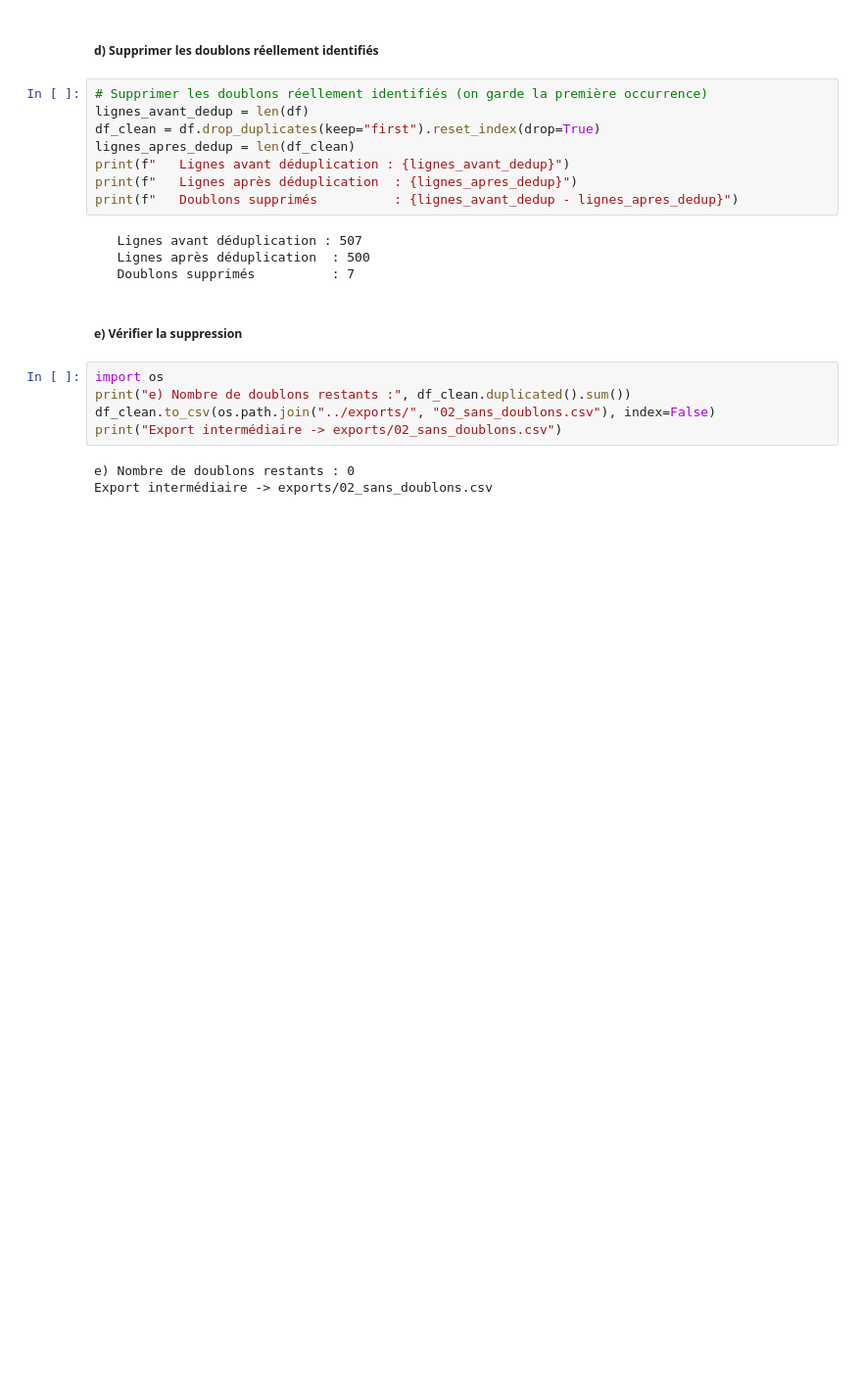
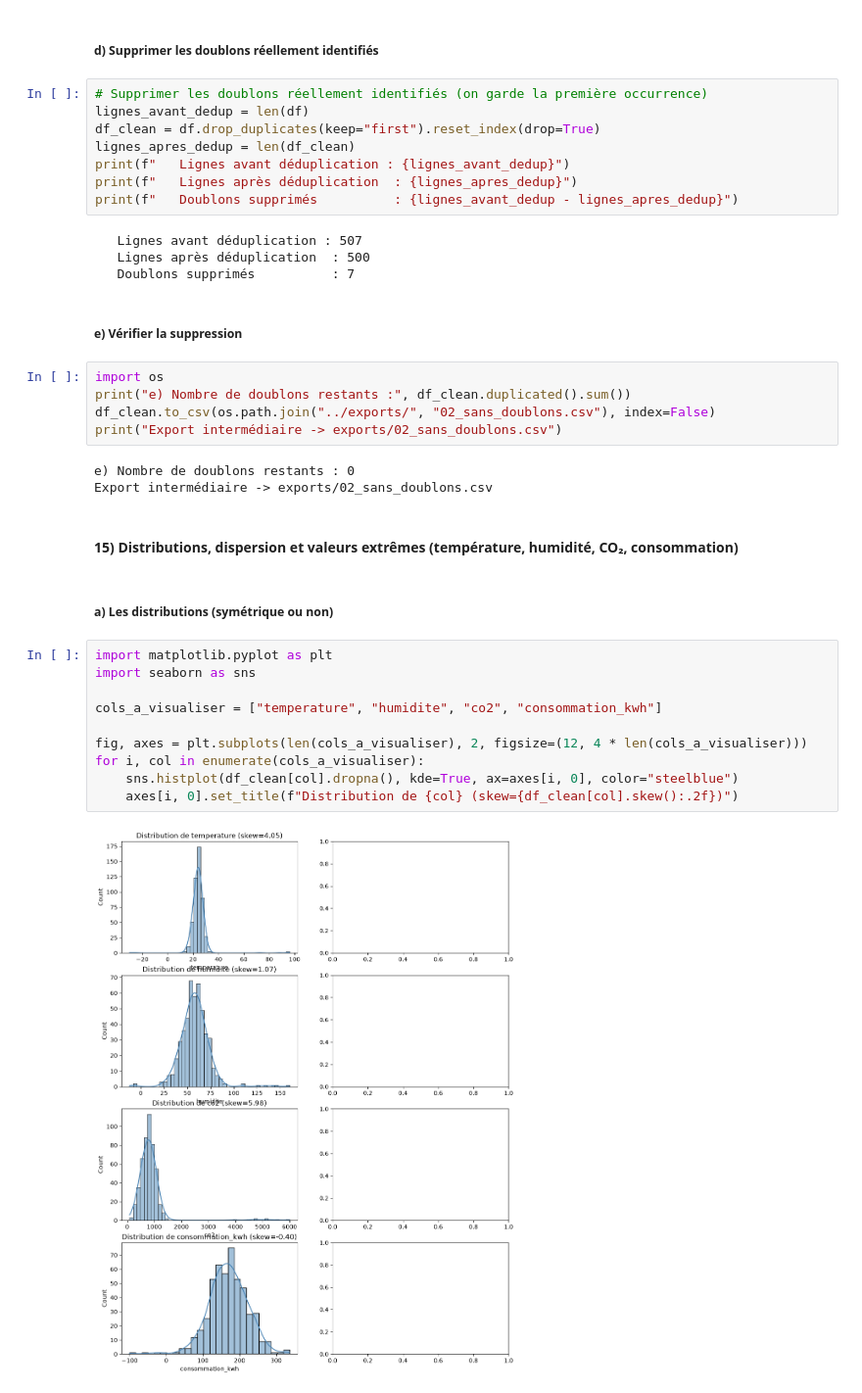
Before and after one commit to DIOPBARHAM/atelier_prepa_donnees_tab, a Jupyter notebook: notebooks/atelier_prepa_donnees_tab.ipynb, the cells around one changed output. Shown at 98% size. Saved outputs shown, nothing was run; the diff lists cells and outputs as text; blank space fills up the shorter version.

Commit message:
Partie 1 – Explorer les données 15) Pour la température, l’humidité, le CO₂ et la consommation, identifier visuellement : a) Les distributions (symétrique ou non)

```diff
--- a/notebooks/atelier_prepa_donnees_tab.ipynb
+++ b/notebooks/atelier_prepa_donnees_tab.ipynb
@@ -411,3 +411,19 @@ print("Export intermédiaire -> exports/02_sans_doublons.csv")
 # %% [output]
 e) Nombre de doublons restants : 0
 Export intermédiaire -> exports/02_sans_doublons.csv
+# %% [markdown]
+#### 15) Distributions, dispersion et valeurs extrêmes (température, humidité, CO₂, consommation)
+# %% [markdown]
+##### a) Les distributions (symétrique ou non)
+# %%
+import matplotlib.pyplot as plt
+import seaborn as sns
+
+cols_a_visualiser = ["temperature", "humidite", "co2", "consommation_kwh"]
+
+fig, axes = plt.subplots(len(cols_a_visualiser), 2, figsize=(12, 4 * len(cols_a_visualiser)))
+for i, col in enumerate(cols_a_visualiser):
+    sns.histplot(df_clean[col].dropna(), kde=True, ax=axes[i, 0], color="steelblue")
+    axes[i, 0].set_title(f"Distribution de {col} (skew={df_clean[col].skew():.2f})")
+# %% [output]
+[figure, added]
```
